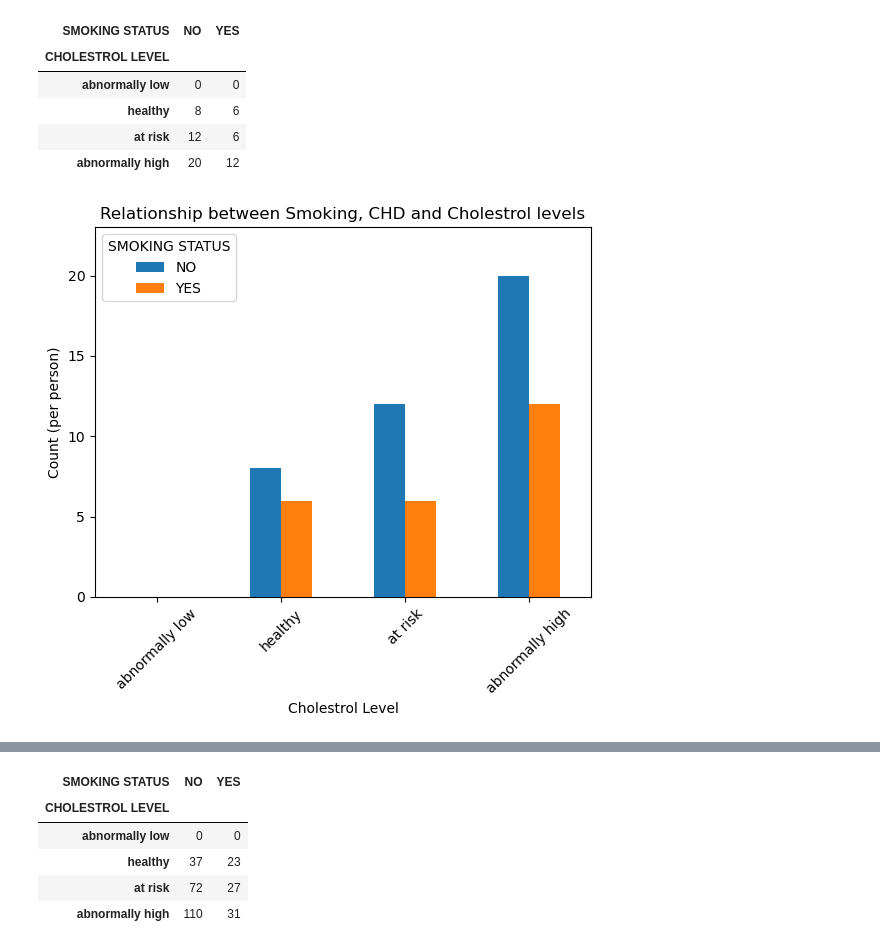
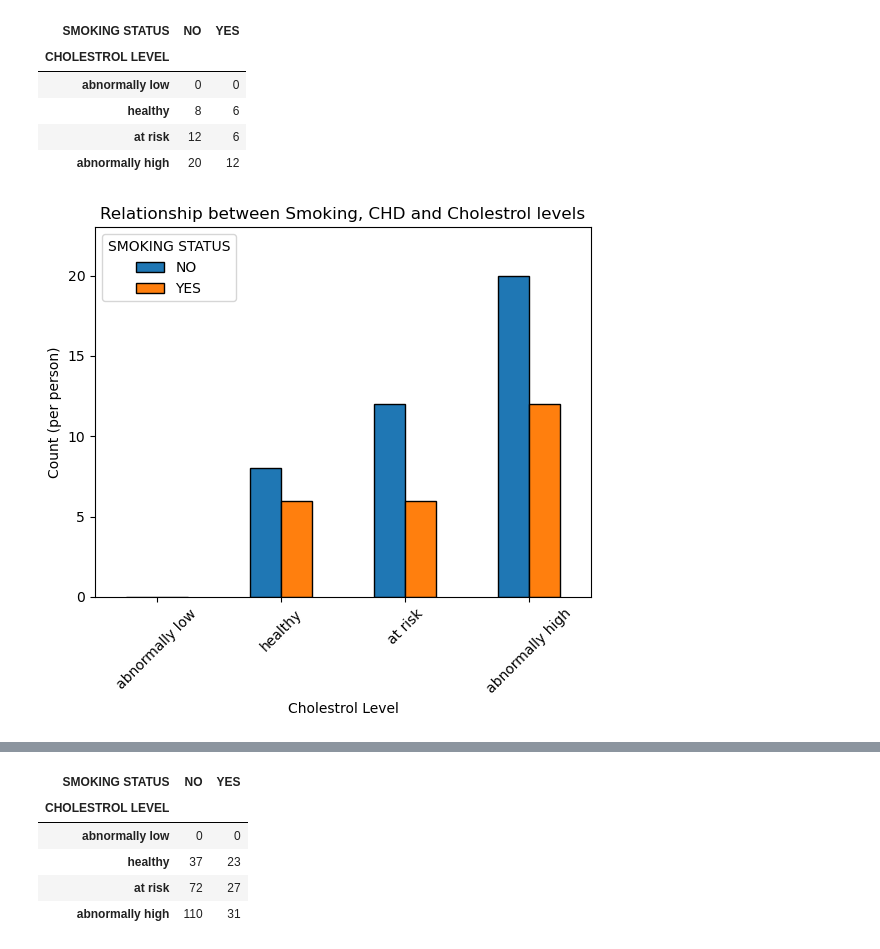
Before and after one commit to Yasmin-9/HeartInsights, a Jupyter notebook: sex/cholestrol.ipynb, the cells around one changed output, grey strips where cells are left out. Saved outputs shown, nothing was run; the diff lists cells and outputs as text; code cells hidden in the pictures.

Commit message:
final cleanup of cholestrol section

```diff
--- a/sex/cholestrol.ipynb
+++ b/sex/cholestrol.ipynb
@@ -250,10 +247,11 @@ chol_smoking_pivot
 # %%
 # Plot Smoking Status in Relation to Cholestrol Level for participants with CHD
 
 chol_smoking_pivot.plot(kind='bar',xlabel='Cholestrol Level',label='Smoking Status',stacked=False,
-                         rot=45,ylabel='Count (per person)',title='Relationship between Smoking, CHD and Cholestrol levels')
+                         rot=45,ylabel='Count (per person)',title='Relationship between Smoking, CHD and Cholestrol levels',
+                         edgecolor ='black')
 
 plt.ylim(0,23)
 plt.show()
 # %% [output]
-[figure, old version]
+[figure, new version]
```
Also changed, not shown: parts of 23 cells of this notebook.
